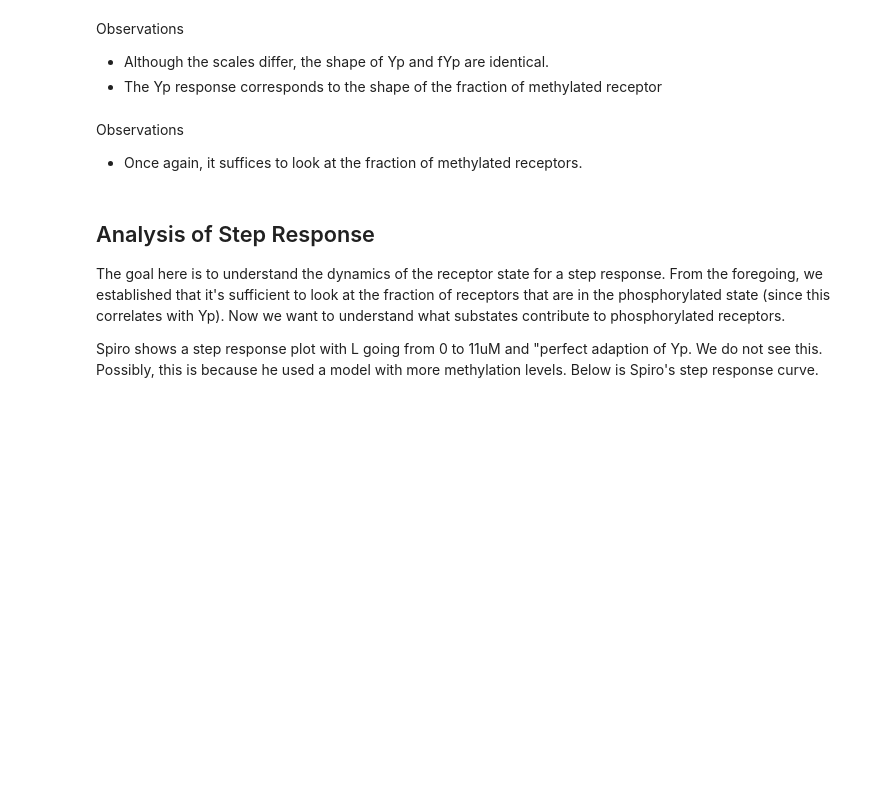
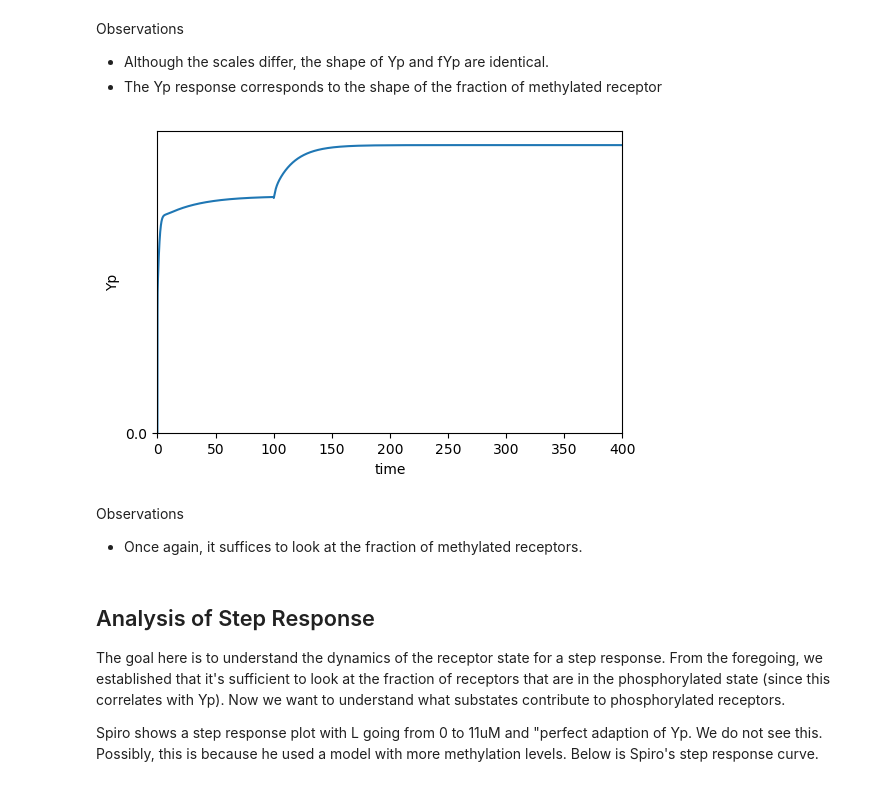
Before and after one commit to ScienceStacks/BioCellControl, a Jupyter notebook: Analysis/chemotaxis.ipynb, the cells around one changed output. Drawn from its saved outputs; the diff is of its cells as text; code cells hidden in the pictures; blank space fills up the shorter version.

```diff
--- a/Analysis/chemotaxis.ipynb
+++ b/Analysis/chemotaxis.ipynb
@@ -97,8 +99,10 @@ Observations
 - The Yp response corresponds to the shape of the fraction of methylated receptor
 # %%
 # Step Analysis for a change at 100
-sim(elements=["at (time > 100): L = 11e-6"])
-plotter.lines(["Yp", "fYp", "f_T_"])
+sim(elements=["at (time > 100): L = 0.11e-6"])
+plotter.lines(["Yp"])
+# %% [output]
+[figure, added]
 # %% [markdown]
 Observations
 
```
Also changed, not shown: parts of 13 cells of this notebook, 2 other files.
